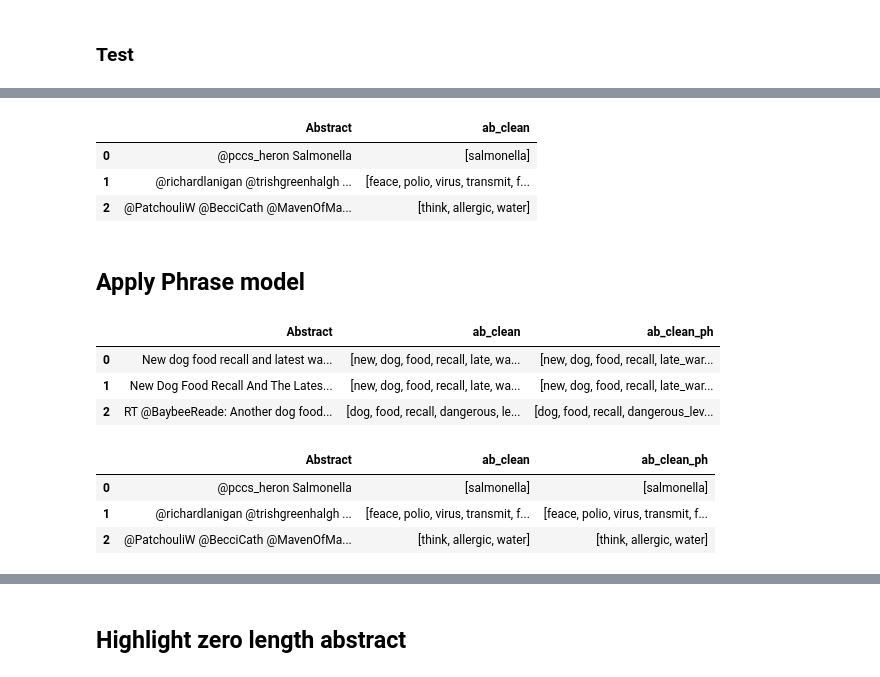
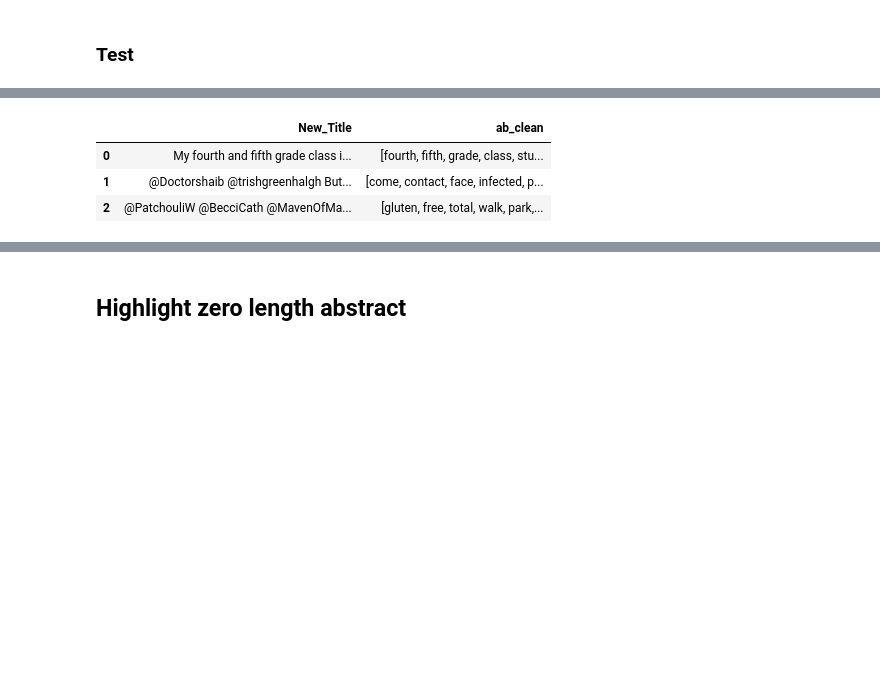
Before and after one commit to shiwang0211/future_food_challenge, a Jupyter notebook: Data Exploration.ipynb, the cells around one changed output, grey strips where cells are left out. Cells and saved outputs as stored; diff of their text form; code cells hidden in the pictures; blank space fills up the shorter version.

```diff
--- a/Data Exploration.ipynb
+++ b/Data Exploration.ipynb
@@ -111,2 +217,7 @@ sns.heatmap(pivot, robust=True, annot=True, fmt='.4g')
+# %%
+df_train_merge = df_train.merge(train_external_tweet, on = 'Link', how = 'left')
+# %%
+df_test_merge = df_test.merge(test_external_tweet, on = 'Link', how = 'left')\
+                       .merge(test_external_title, on = 'external_url', how = 'left')
 # %% [markdown]
 # NLP on Abstract
@@ -113,3 +234,9 @@ sns.heatmap(pivot, robust=True, annot=True, fmt='.4g')
+# %%
+df_test_merge['New_Title'] = df_test_merge['Title']
+subset = df_test_merge['in_reply_to_status_text'].notnull()
+subset2 = df_test_merge['in_reply_to_status_text'].isnull() & df_test_merge['external_url_title'].notnull()
+df_test_merge.loc[subset, 'New_Title'] = df_test_merge[subset]['in_reply_to_status_text']
+df_test_merge.loc[subset2, 'New_Title'] = df_test_merge[subset2]['external_url_title']
 # %% [markdown]
 ## Remove stop words, and tokenize
 # %%
@@ -157,8 +284,8 @@ def clean_sentence(sentence):
 # %%
 %%time
 temp = []
-for text in log_progress(df_train['Abstract'], every = 100):
+for text in log_progress(df_train_merge['New_Title'], every = 100):
     temp.append(clean(text))
-df_train['ab_clean'] = temp
+df_train_merge['ab_clean'] = temp
 # %% [output]
 [interactive output not drawn]
@@ -186,9 +313,7 @@ Wall time: 3min 4s
 # %%
-df_test[['Abstract','ab_clean']].head(3)
+df_test_merge[['New_Title','ab_clean']].head(3)
 # %% [output]
-|  | Abstract | ab_clean |
-| 0 | @pccs_heron Salmonella | [salmonella] |
-| 1 | @richardlanigan @trishgreenhalgh ... | [feace, polio, virus, transmit, f... |
-| 2 | @PatchouliW @BecciCath @MavenOfMa... | [think, allergic, water] |
+|  | New_Title | ab_clean |
+| 0 | My fourth and fifth grade class i... | [fourth, fifth, grade, class, stu... |
+| 1 | @Doctorshaib @trishgreenhalgh But... | [come, contact, face, infected, p... |
+| 2 | @PatchouliW @BecciCath @MavenOfMa... | [gluten, free, total, walk, park,... |
-# %% [markdown]
-## Apply Phrase model
@@ -200,14 +319,0 @@ df_test['ab_clean_ph']  = df_test['ab_clean'].apply(lambda text: bigram_model[te
-# %%
-df_train[['Abstract','ab_clean','ab_clean_ph']].head(3)
-# %% [output]
-|  | Abstract | ab_clean | ab_clean_ph |
-| 0 | New dog food recall and latest wa... | [new, dog, food, recall, late, wa... | [new, dog, food, recall, late_war... |
-| 1 | New Dog Food Recall And The Lates... | [new, dog, food, recall, late, wa... | [new, dog, food, recall, late_war... |
-| 2 | RT @BaybeeReade: Another dog food... | [dog, food, recall, dangerous, le... | [dog, food, recall, dangerous_lev... |
-# %%
-df_test[['Abstract','ab_clean','ab_clean_ph']].head(3)
-# %% [output]
-|  | Abstract | ab_clean | ab_clean_ph |
-| 0 | @pccs_heron Salmonella | [salmonella] | [salmonella] |
-| 1 | @richardlanigan @trishgreenhalgh ... | [feace, polio, virus, transmit, f... | [feace, polio, virus, transmit, f... |
-| 2 | @PatchouliW @BecciCath @MavenOfMa... | [think, allergic, water] | [think, allergic, water] |
```
Also changed, not shown: parts of 185 cells of this notebook.
